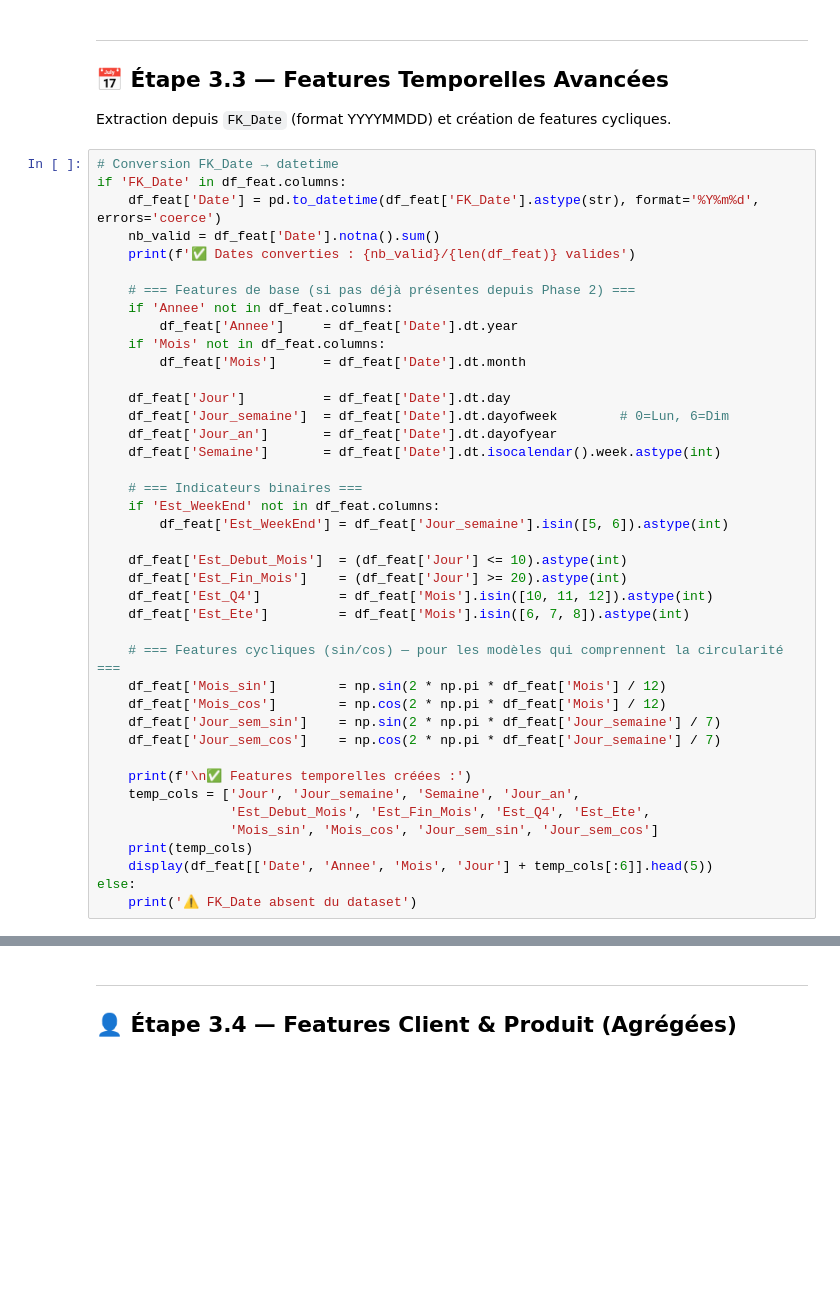
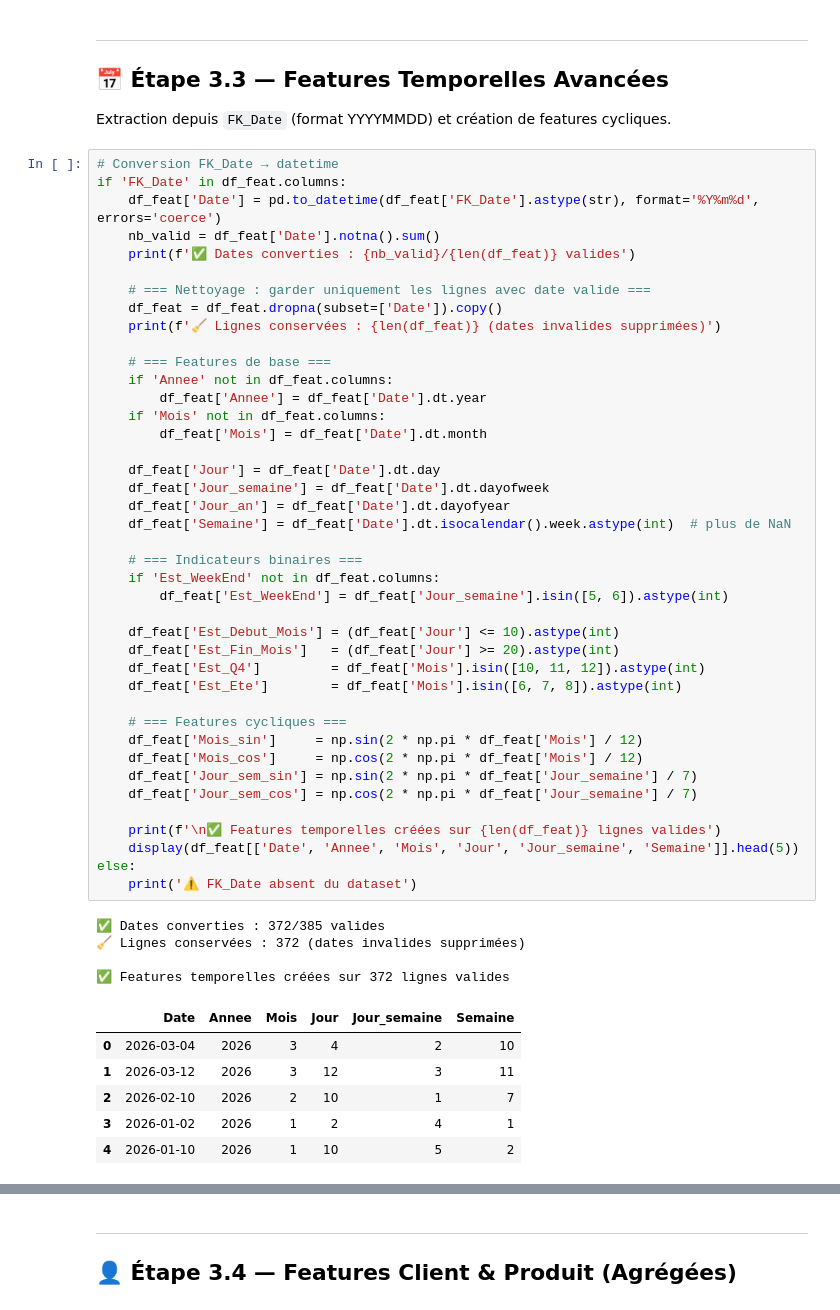
Before and after one commit to khaled424/Esprit-PI-ERPBI6-2025-2026-E_Commerce, a Jupyter notebook: notebooks/03_Feature_Engineering.ipynb, the cells around one changed output, grey strips where cells are left out. Cells and saved outputs as stored; diff of their text form; blank space fills up the shorter version.

```diff
--- a/notebooks/03_Feature_Engineering.ipynb
+++ b/notebooks/03_Feature_Engineering.ipynb
@@ -140,44 +242,55 @@ Extraction depuis `FK_Date` (format YYYYMMDD) et création de features cycliques
 # %%
 # Conversion FK_Date → datetime
 if 'FK_Date' in df_feat.columns:
     df_feat['Date'] = pd.to_datetime(df_feat['FK_Date'].astype(str), format='%Y%m%d', errors='coerce')
     nb_valid = df_feat['Date'].notna().sum()
     print(f'✅ Dates converties : {nb_valid}/{len(df_feat)} valides')
 
-    # === Features de base (si pas déjà présentes depuis Phase 2) ===
+    # === Nettoyage : garder uniquement les lignes avec date valide ===
+    df_feat = df_feat.dropna(subset=['Date']).copy()
+    print(f'🧹 Lignes conservées : {len(df_feat)} (dates invalides supprimées)')
+
+    # === Features de base ===
     if 'Annee' not in df_feat.columns:
-        df_feat['Annee']     = df_feat['Date'].dt.year
+        df_feat['Annee'] = df_feat['Date'].dt.year
     if 'Mois' not in df_feat.columns:
-        df_feat['Mois']      = df_feat['Date'].dt.month
+        df_feat['Mois'] = df_feat['Date'].dt.month
 
-    df_feat['Jour']          = df_feat['Date'].dt.day
-    df_feat['Jour_semaine']  = df_feat['Date'].dt.dayofweek        # 0=Lun, 6=Dim
-    df_feat['Jour_an']       = df_feat['Date'].dt.dayofyear
-    df_feat['Semaine']       = df_feat['Date'].dt.isocalendar().week.astype(int)
+    df_feat['Jour'] = df_feat['Date'].dt.day
+    df_feat['Jour_semaine'] = df_feat['Date'].dt.dayofweek
+    df_feat['Jour_an'] = df_feat['Date'].dt.dayofyear
+    df_feat['Semaine'] = df_feat['Date'].dt.isocalendar().week.astype(int)  # plus de NaN
 
     # === Indicateurs binaires ===
     if 'Est_WeekEnd' not in df_feat.columns:
         df_feat['Est_WeekEnd'] = df_feat['Jour_semaine'].isin([5, 6]).astype(int)
 
-    df_feat['Est_Debut_Mois']  = (df_feat['Jour'] <= 10).astype(int)
-    df_feat['Est_Fin_Mois']    = (df_feat['Jour'] >= 20).astype(int)
-    df_feat['Est_Q4']          = df_feat['Mois'].isin([10, 11, 12]).astype(int)
-    df_feat['Est_Ete']         = df_feat['Mois'].isin([6, 7, 8]).astype(int)
+    df_feat['Est_Debut_Mois'] = (df_feat['Jour'] <= 10).astype(int)
+    df_feat['Est_Fin_Mois']   = (df_feat['Jour'] >= 20).astype(int)
+    df_feat['Est_Q4']         = df_feat['Mois'].isin([10, 11, 12]).astype(int)
+    df_feat['Est_Ete']        = df_feat['Mois'].isin([6, 7, 8]).astype(int)
 
-    # === Features cycliques (sin/cos) — pour les modèles qui comprennent la circularité ===
-    df_feat['Mois_sin']        = np.sin(2 * np.pi * df_feat['Mois'] / 12)
-    df_feat['Mois_cos']        = np.cos(2 * np.pi * df_feat['Mois'] / 12)
-    df_feat['Jour_sem_sin']    = np.sin(2 * np.pi * df_feat['Jour_semaine'] / 7)
-    df_feat['Jour_sem_cos']    = np.cos(2 * np.pi * df_feat['Jour_semaine'] / 7)
+    # === Features cycliques ===
+    df_feat['Mois_sin']     = np.sin(2 * np.pi * df_feat['Mois'] / 12)
+    df_feat['Mois_cos']     = np.cos(2 * np.pi * df_feat['Mois'] / 12)
+    df_feat['Jour_sem_sin'] = np.sin(2 * np.pi * df_feat['Jour_semaine'] / 7)
+    df_feat['Jour_sem_cos'] = np.cos(2 * np.pi * df_feat['Jour_semaine'] / 7)
 
-    print(f'\n✅ Features temporelles créées :')
-    temp_cols = ['Jour', 'Jour_semaine', 'Semaine', 'Jour_an',
-                 'Est_Debut_Mois', 'Est_Fin_Mois', 'Est_Q4', 'Est_Ete',
-                 'Mois_sin', 'Mois_cos', 'Jour_sem_sin', 'Jour_sem_cos']
-    print(temp_cols)
-    display(df_feat[['Date', 'Annee', 'Mois', 'Jour'] + temp_cols[:6]].head(5))
+    print(f'\n✅ Features temporelles créées sur {len(df_feat)} lignes valides')
+    display(df_feat[['Date', 'Annee', 'Mois', 'Jour', 'Jour_semaine', 'Semaine']].head(5))
 else:
     print('⚠️ FK_Date absent du dataset')
+# %% [output]
+✅ Dates converties : 372/385 valides
+🧹 Lignes conservées : 372 (dates invalides supprimées)
+
+✅ Features temporelles créées sur 372 lignes valides
+|  | Date | Annee | Mois | Jour | Jour_semaine | Semaine |
+| 0 | 2026-03-04 | 2026 | 3 | 4 | 2 | 10 |
+| 1 | 2026-03-12 | 2026 | 3 | 12 | 3 | 11 |
+| 2 | 2026-02-10 | 2026 | 2 | 10 | 1 | 7 |
+| 3 | 2026-01-02 | 2026 | 1 | 2 | 4 | 1 |
+| 4 | 2026-01-10 | 2026 | 1 | 10 | 5 | 2 |
 # %%
 # Visualisation des features cycliques
 fig, axes = plt.subplots(1, 2, figsize=(12, 4), subplot_kw=dict(projection='polar'))
```
Also changed, not shown: parts of 28 cells of this notebook, 16 other files.
